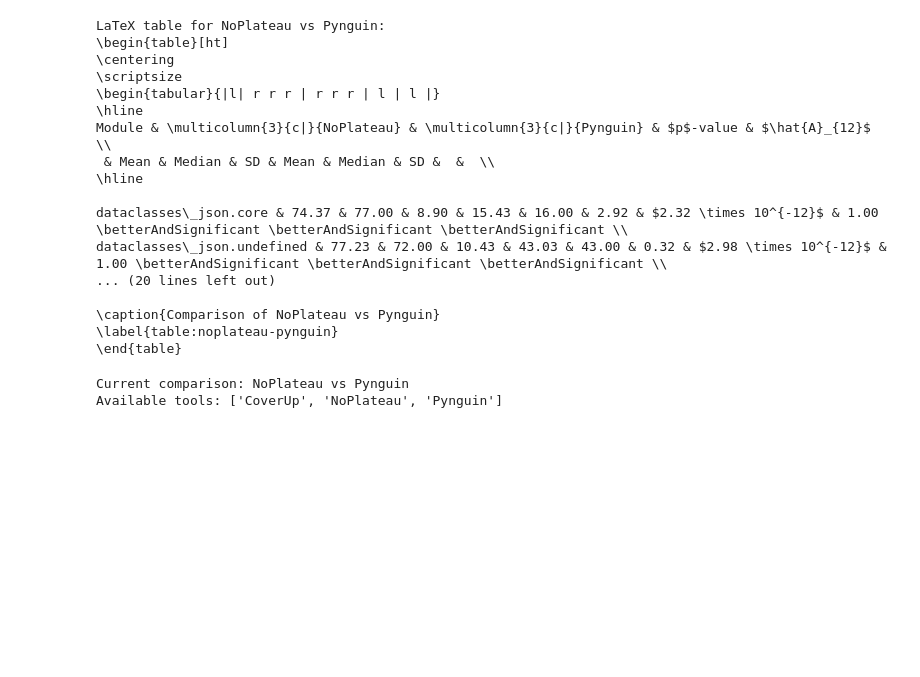
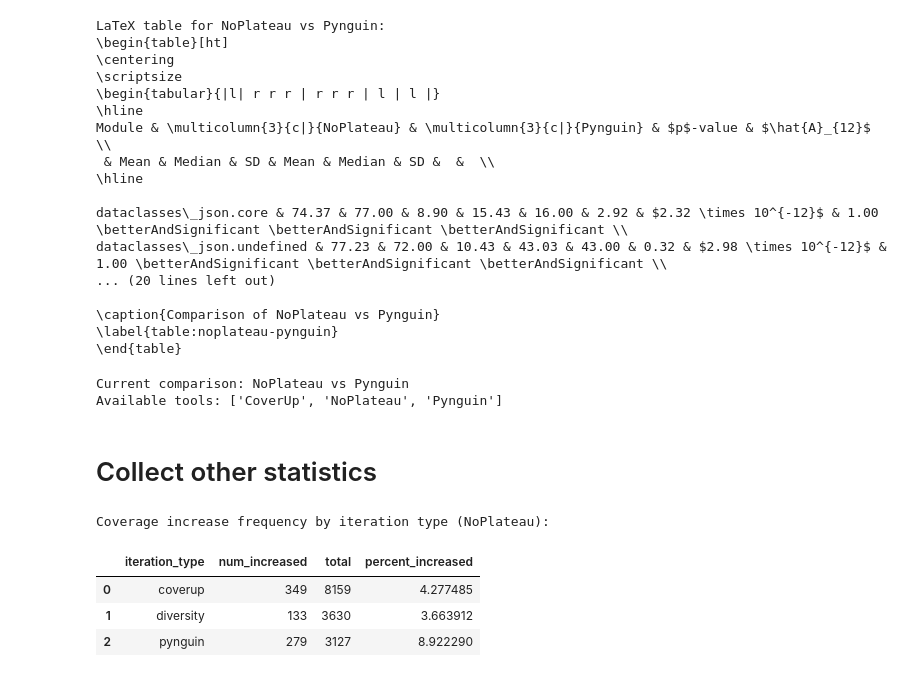
Before and after one commit to oskarkraak/noplateau, a Jupyter notebook: coverage_analysis.ipynb, the cells around one changed output. Saved outputs shown, nothing was run; the diff lists cells and outputs as text; code cells hidden in the pictures; blank space fills up the shorter version.

Commit message:
Analyze coverage improvements in NoPlateau

```diff
--- a/coverage_analysis.ipynb
+++ b/coverage_analysis.ipynb
@@ -1381,3 +1377,44 @@ def run_all_pairwise_comparisons():
 # %% [output]
 Current comparison: NoPlateau vs Pynguin
 Available tools: ['CoverUp', 'NoPlateau', 'Pynguin']
+# %% [markdown]
+# Collect other statistics
+# %%
+# For NoPlateau runs, analyze how often each iteration type increased coverage compared to the previous iteration
+
+# Filter for NoPlateau tool
+noplateau_df = combined_df[combined_df['tool'] == 'NoPlateau'].copy()
+
+# Sort by module, run, and iteration
+noplateau_df = noplateau_df.sort_values(['module', 'module_run_num', 'iteration'])
+
+# Calculate coverage difference compared to previous iteration within each run
+noplateau_df['coverage_diff'] = noplateau_df.groupby(['module', 'module_run_num'])['best_coverage'].diff()
+
+# For each iteration type, count how often coverage increased
+increase_counts = (
+    noplateau_df.groupby('iteration_type')['coverage_diff']
+    .apply(lambda x: (x > 0).sum())
+    .rename('num_increased')
+    .reset_index()
+)
+
+total_counts = (
+    noplateau_df.groupby('iteration_type')['coverage_diff']
+    .count()
+    .rename('total')
+    .reset_index()
+)
+
+# Merge and calculate percentage
+iteration_type_stats = pd.merge(increase_counts, total_counts, on='iteration_type')
+iteration_type_stats['percent_increased'] = (iteration_type_stats['num_increased'] / iteration_type_stats['total']) * 100
+
+print("Coverage increase frequency by iteration type (NoPlateau):")
+display(iteration_type_stats)
+# %% [output]
+Coverage increase frequency by iteration type (NoPlateau):
+|  | iteration_type | num_increased | total | percent_increased |
+| 0 | coverup | 349 | 8159 | 4.277485 |
+| 1 | diversity | 133 | 3630 | 3.663912 |
+| 2 | pynguin | 279 | 3127 | 8.922290 |
```
Also changed, not shown: parts of 10 cells of this notebook.
